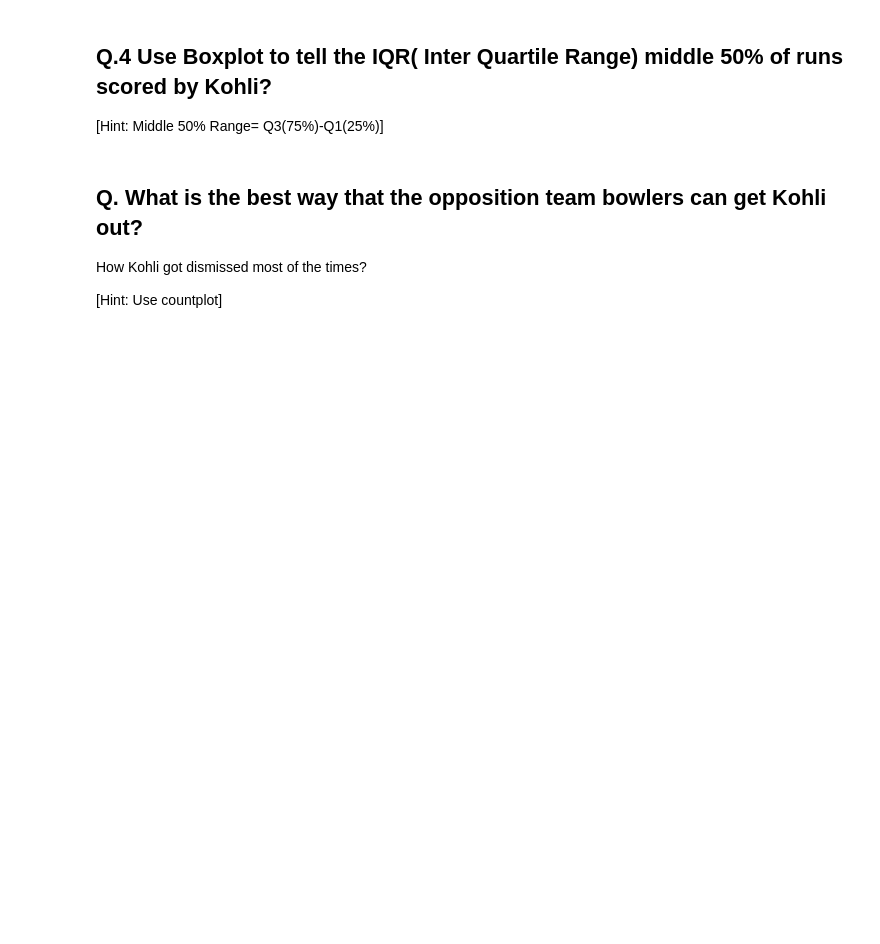
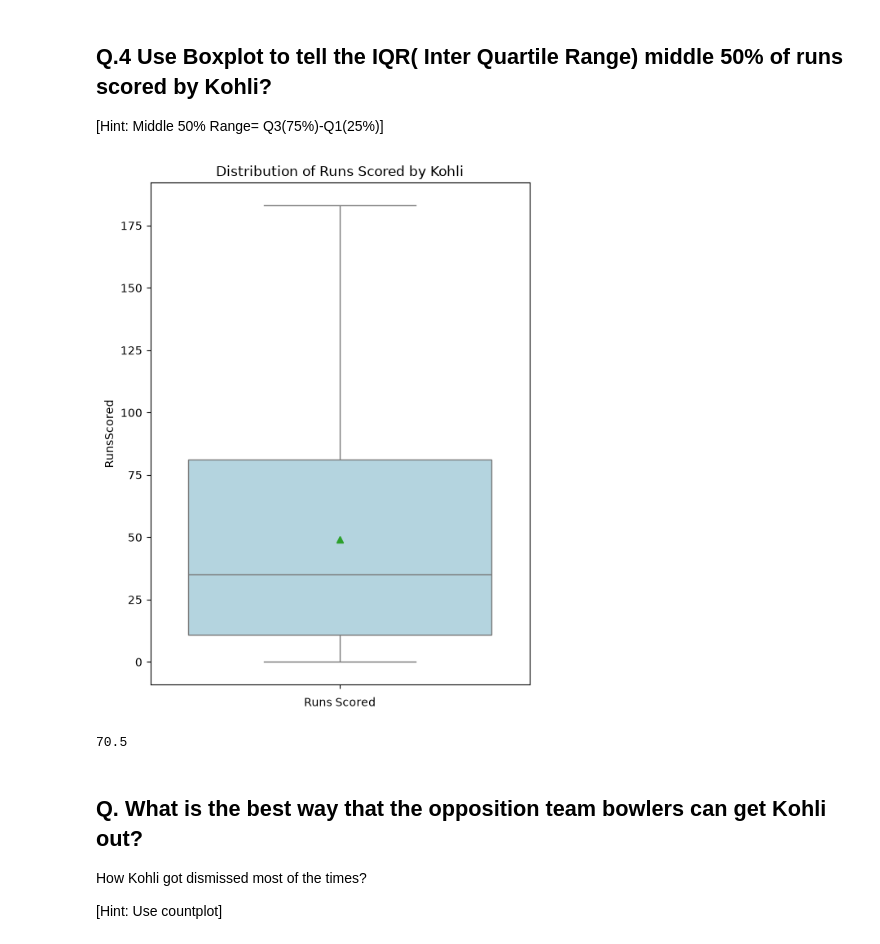
Before and after one commit to Gitey007/HCL-Projects, a Jupyter notebook: 01:10/Visualization_Kohli.ipynb, the cells around one changed output. Saved outputs shown, nothing was run; the diff lists cells and outputs as text; code cells hidden in the pictures; blank space fills up the shorter version.

```diff
--- a/01:10/Visualization_Kohli.ipynb
+++ b/01:10/Visualization_Kohli.ipynb
@@ -125,6 +131,20 @@ plt.pie(mydata['Dismissal'].value_counts(), labels=mydata['Dismissal'].value_cou
 # %% [markdown]
 ## Q.4 Use Boxplot to tell the IQR( Inter Quartile Range) middle 50% of runs scored by Kohli?
 [Hint: Middle 50% Range= Q3(75%)-Q1(25%)]
+# %%
+plt.figure(figsize=(6,8))
+sns.boxplot(y = mydata['RunsScored'],color='lightblue', showmeans=True)
+plt.title('Distribution of Runs Scored by Kohli')
+plt.xlabel('Runs Scored')
+plt.show()
+
+q1 = mydata['RunsScored'].quantile(0.25)
+q3 = mydata['RunsScored'].quantile(0.75)
+iqr = q3 - q1
+print(iqr);
+# %% [output]
+[figure, added]
+70.5
 # %% [markdown]
 ## Q. What is the best way that the opposition team bowlers can get Kohli out?
 
```
Also changed, not shown: parts of 7 cells of this notebook.
